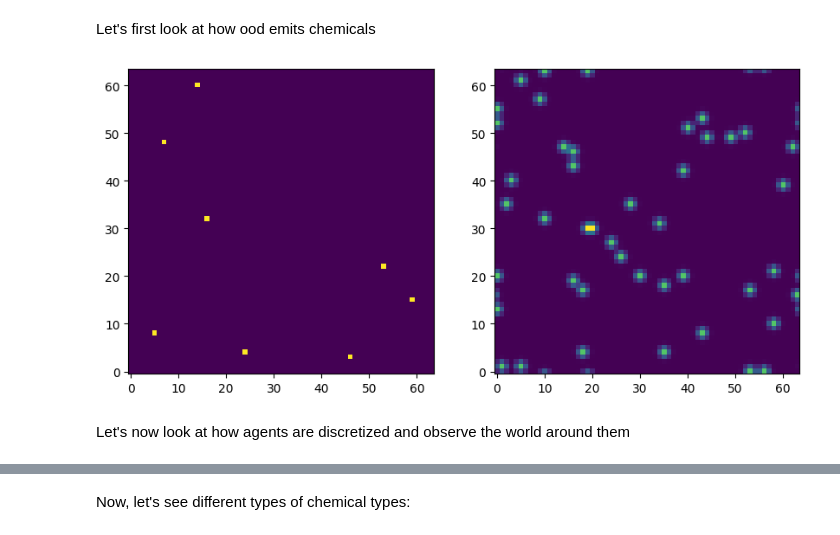
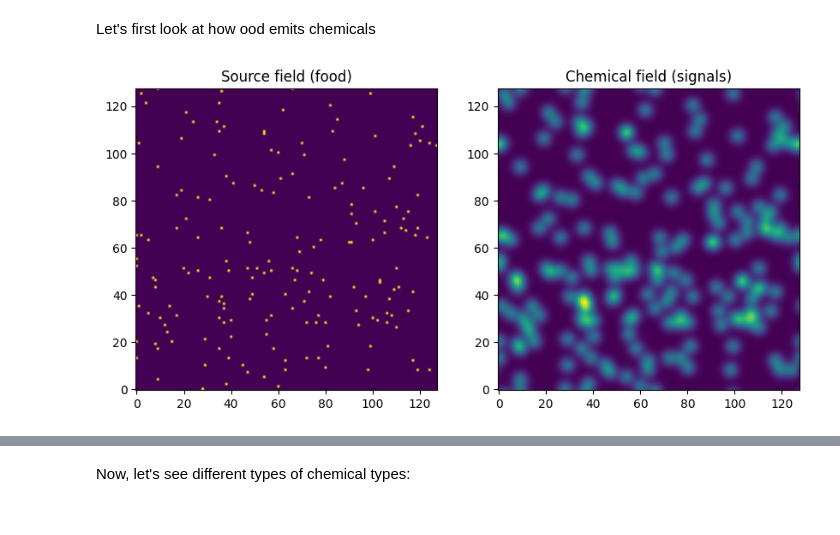
Before and after one commit to erwanplantec/ecoevodevox, a Jupyter notebook: notebooks/demo.ipynb, the cells around one changed output, grey strips where cells are left out. Saved outputs shown, nothing was run; the diff lists cells and outputs as text; code cells hidden in the pictures.

```diff
--- a/notebooks/demo.ipynb
+++ b/notebooks/demo.ipynb
@@ -188,21 +214,18 @@ food_type = FoodType(growth_rate=jnp.full((nb_food_types,), 0.05 ), #probability
 # %% [markdown]
 Now let's define our chemical species. Chemicals are defined by their diffusion rates, i.e how far they spread (the width of a bell curve). If they are sparse emitters, meaning they emit particles not continuous fields. And at which rate they emit particles (only if sparse emitters).
 # %%
-chemical_type = ChemicalType(diffusion_rate=jnp.full((nb_chemical_types,), 1.0),
+chemical_type = ChemicalType(diffusion_rate=jnp.full((nb_chemical_types,), 10.0),
                              is_sparse=jnp.full((nb_chemical_types,), False),
                              emission_rate=jnp.full((nb_chemical_types,), 0.0))
 # %%
 from src.eco import GridWorld, GridworldConfig
-from src.evo import GeneralizedMutation, Genotype
 
-dummy_genotype = Genotype(policy_params=policy_prms_fctry(jr.key(1)), body_size=4, chemical_emission_signature=jnp.zeros(()))
-mutation_fn = GeneralizedMutation(sigma=0.03, p_mut=1.0, genotype_like=dummy_genotype, sigma_size=0.0)
+world_cfg = GridworldConfig(size=(128,128))
+
+world = GridWorld(cfg=world_cfg, chemical_types=chemical_type, food_types=food_type)
 # %% [markdown]
 Now let's simulate our world !
 
 first we initialize it
 # %%
-state = world.init(jr.key(1))
-
-world.render(state)
-plt.show()
+env_state = world.init(key=jr.key(1))
@@ -211,12 +232,13 @@ plt.show()
 # %% [markdown]
 Let's first look at how ood emits chemicals
 # %%
-chemical_fields = world._compute_chemical_fields(state, jr.key(1))
-fig, axs = plt.subplots(1, 2, figsize=(10, 5))
-for ax, field in zip(axs, chemical_fields):
-    ax.imshow(field.T, origin="lower")
+chemical_fields = world.compute_chemical_fields(env_state, key=jr.key(1))
+fig, axs = plt.subplots(chemical_fields.shape[0], 2, figsize=(10, 5), squeeze=False)
+for ax, source, chem in zip(axs, env_state.food, chemical_fields):
+    ax[0].imshow(source.T, origin="lower")
+    ax[1].imshow(chem.T, origin="lower")
+axs[0,0].set_title("Source field (food)")
+axs[0,1].set_title("Chemical field (signals)")
 plt.show()
 # %% [output]
-[figure, old version]
+[figure, new version]
-# %% [markdown]
-Let's now look at how agents are discretized and observe the world around them
```
Also changed, not shown: parts of 31 cells of this notebook, 43 other files.
